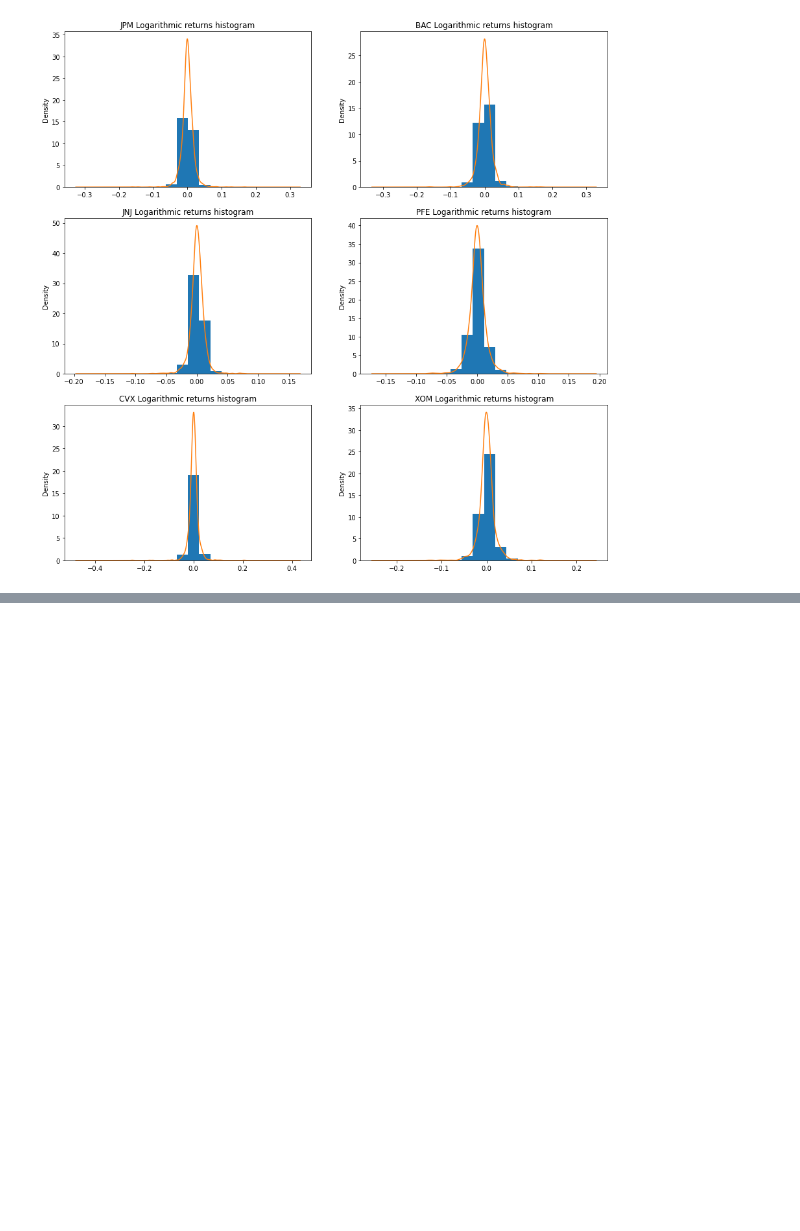
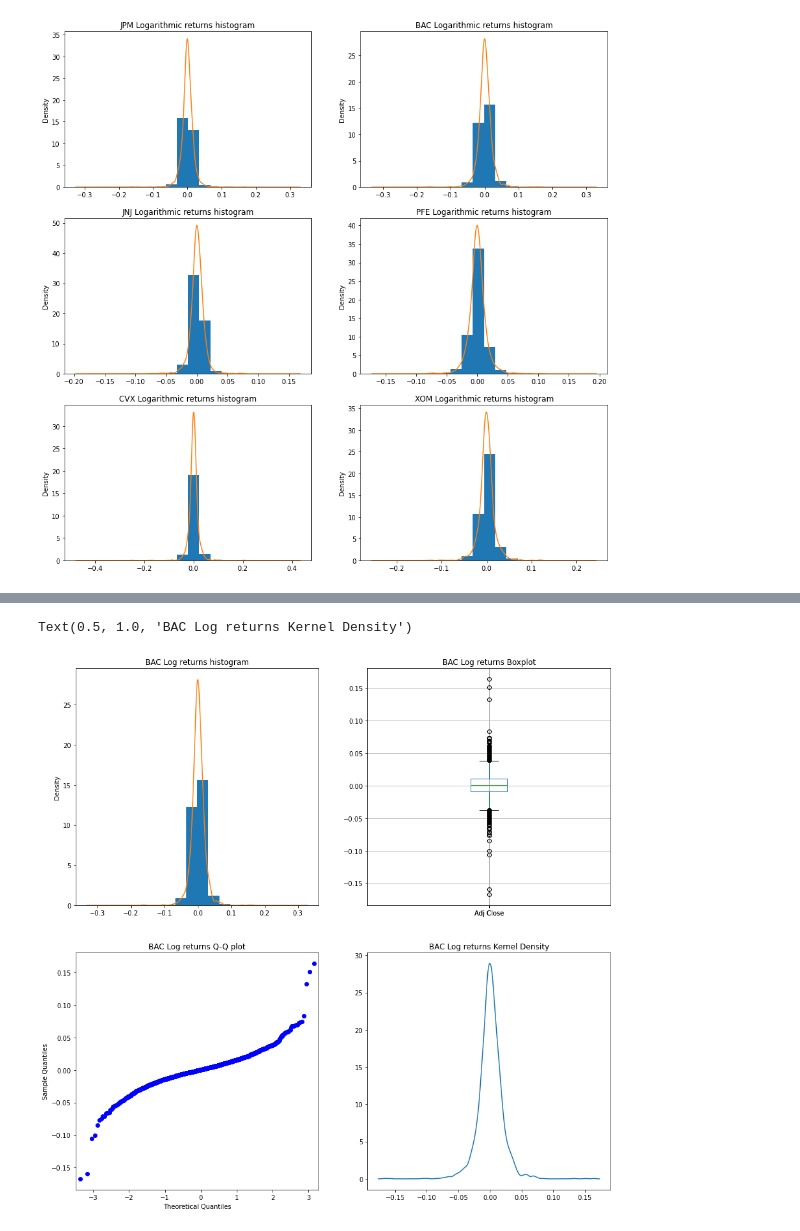
Before and after one commit to michelebanfi/business-intelligence, a Jupyter notebook: BanfiMichele869294.ipynb, the cells around one changed output, grey strips where cells are left out. Drawn from its saved outputs; the diff is of its cells as text; code cells hidden in the pictures; blank space fills up the shorter version.

```diff
--- a/BanfiMichele869294.ipynb
+++ b/BanfiMichele869294.ipynb
@@ -346,0 +348,26 @@ ax.plot(kde.support, kde.density)
+# %%
+#BAC
+fig = plt.figure(figsize=(15, 15))
+
+ax=fig.add_subplot(221)
+plt.hist(rlBAC, density=True)
+plt.title('BAC Log returns histogram')
+rlBAC.plot.density()
+
+ax=fig.add_subplot(222)
+plt.boxplot(rlBAC)
+plt.title('BAC Log returns Boxplot')
+rlBAC.to_frame().boxplot()
+
+ax=fig.add_subplot(223)
+sm.graphics.qqplot(rlBAC, line='s', ax=ax)
+plt.title('BAC Log returns Q-Q plot')
+
+kde = sm.nonparametric.KDEUnivariate(rlBAC)
+kde.fit()
+ax=fig.add_subplot(224)
+ax.plot(kde.support, kde.density)
+plt.title('BAC Log returns Kernel Density')
+# %% [output]
+Text(0.5, 1.0, 'BAC Log returns Kernel Density')
+[figure, added]
```
Also changed, not shown: parts of 37 cells of this notebook.
